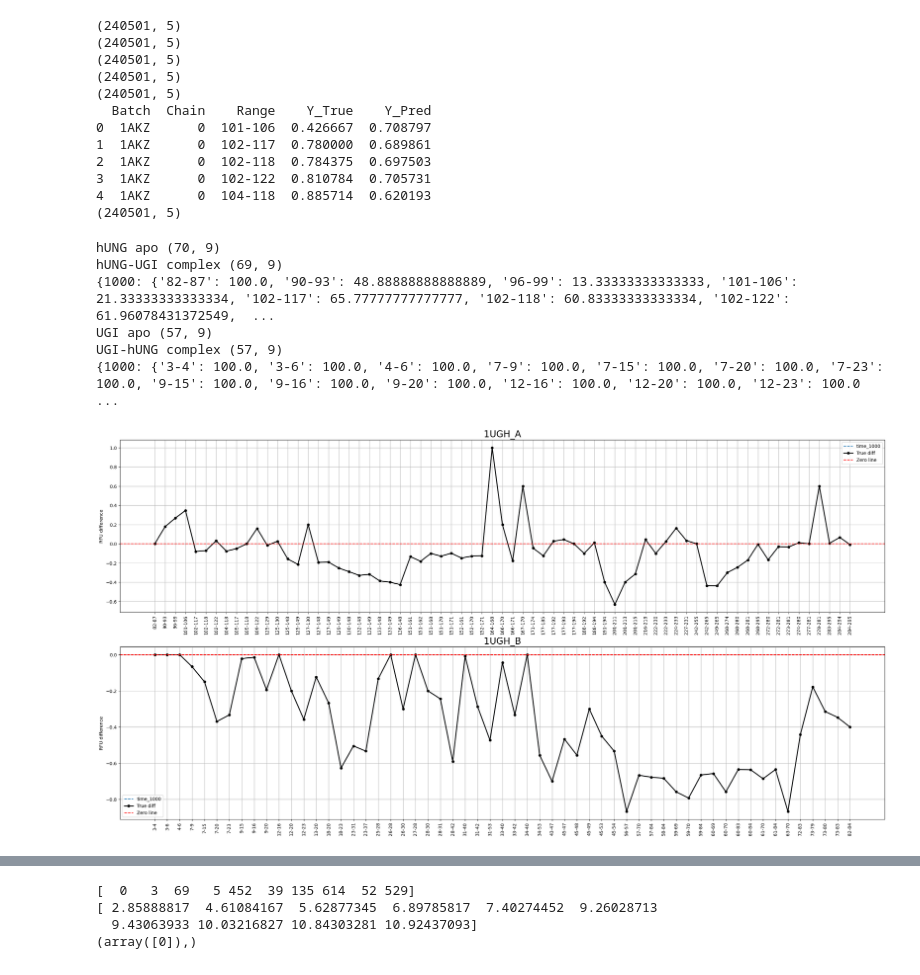
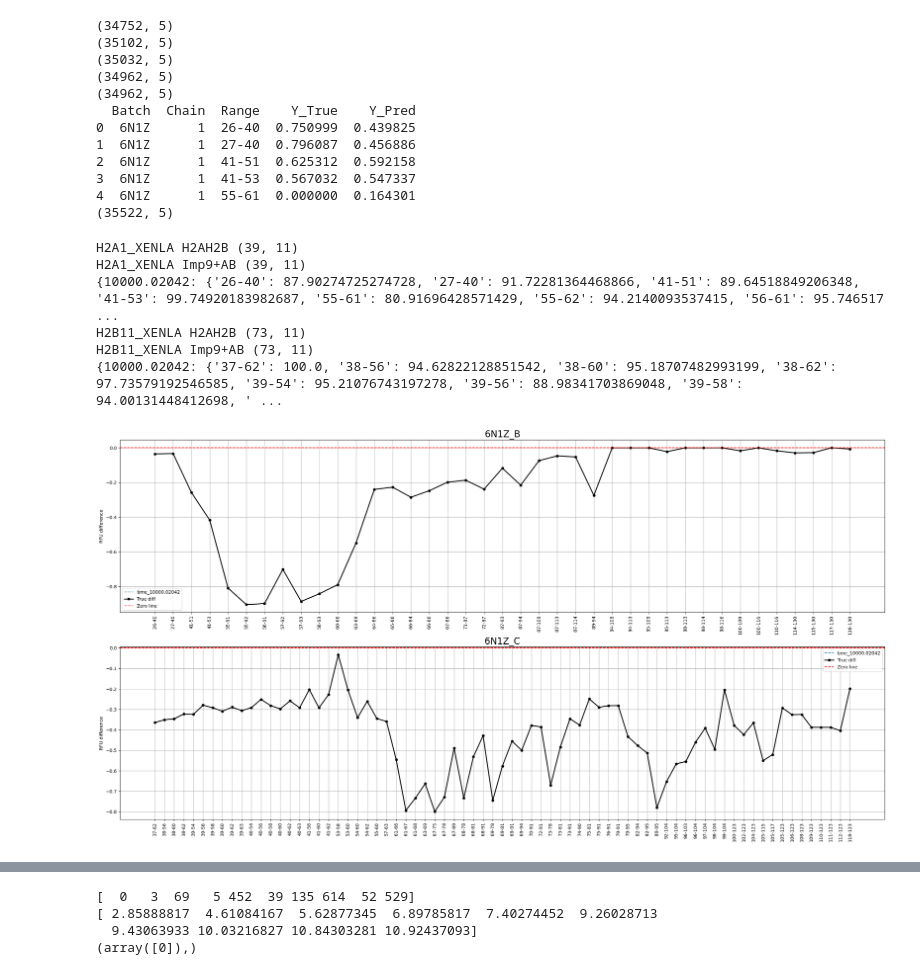
Before and after one commit to SuperChrisW/HDXRank, a Jupyter notebook: script/test.ipynb, the cells around one changed output, grey strips where cells are left out. Cells and saved outputs as stored; diff of their text form; code cells hidden in the pictures.

```diff
--- a/script/test.ipynb
+++ b/script/test.ipynb
@@ -3,35 +3,35 @@ import pandas as pd
 import numpy as np
 import matplotlib.pyplot as plt
 # %%
-protein_name = '1UGH'
-cluster_id = 1
+protein_name = '6THL'
+cluster_id = 2
 
 dfs = []
 for i in range(5):
-    #fpath = f'/home/lwang/models/HDX_LSTM/data/Latest_test/hdock/prediction/HDX_pred_GN_{protein_name}_cluster{cluster_id}_v{i}.csv'
-    fpath = f'/home/lwang/models/HDX_LSTM/data/Latest_test/hdock/prediction/HDX_pred_GN_cluster2_hop1_v{cluster_id}.csv'
+    fpath = f'/home/lwang/models/HDX_LSTM/data/Latest_test/hdock/prediction/HDX_pred_GN_{protein_name}_cluster{cluster_id}_v{i}.csv'
+    #fpath = f'/home/lwang/models/HDX_LSTM/data/Latest_test/hdock/prediction/HDX_pred_GN_cluster2_hop1_v{cluster_id}.csv'
     df = pd.read_csv(fpath)
     print(df.shape)
     dfs.append(df)
 merged_df = pd.concat(dfs, axis=0)
 average_df = merged_df.groupby(['Batch', 'Chain', 'Range', 'Y_True'])['Y_Pred'].mean().reset_index()
-HDX_fpath = '/home/lwang/models/HDX_LSTM/data/Latest_test/hdock/HDX_files/BioChem_UNGUGI_revised.xlsx'
+HDX_fpath = '/home/lwang/models/HDX_LSTM/data/Latest_test/hdock/HDX_files/PXD037571_revised.xlsx'
 
 print(average_df.head())
 print(average_df.shape)
 # %% [output]
-(240501, 5)
-(240501, 5)
-(240501, 5)
-(240501, 5)
-(240501, 5)
-  Batch  Chain    Range    Y_True    Y_Pred
-0  1AKZ      0  101-106  0.426667  0.708797
-1  1AKZ      0  102-117  0.780000  0.689861
-2  1AKZ      0  102-118  0.784375  0.697503
-3  1AKZ      0  102-122  0.810784  0.705731
-4  1AKZ      0  104-118  0.885714  0.620193
-(240501, 5)
+(34752, 5)
+(35102, 5)
+(35032, 5)
+(34962, 5)
+(34962, 5)
+  Batch  Chain  Range    Y_True    Y_Pred
+0  6N1Z      1  26-40  0.750999  0.439825
+1  6N1Z      1  27-40  0.796087  0.456886
+2  6N1Z      1  41-51  0.625312  0.592158
+3  6N1Z      1  41-53  0.567032  0.547337
+4  6N1Z      1  55-61  0.000000  0.164301
+(35522, 5)
 # %%
 # get average uptake from source HDX file
 # return true_diff dictionary =  [Range]: diff
@@ -42,8 +42,8 @@ import matplotlib.pyplot as plt
 def get_true_diff(HDX_fpath, apo_states, complex_states):
     def get_weighted_uptake(HDX_df, protein, state, correction):
         temp_HDX_df = HDX_df[(HDX_df['state']==state) & (HDX_df['protein']==protein)]
-        #temp_HDX_df = temp_HDX_df[(temp_HDX_df['log_t']<2.85) & (temp_HDX_df['log_t']>1.35)]
-        temp_HDX_df = temp_HDX_df[(temp_HDX_df['log_t']==3)]
+        #temp_HDX_df = temp_HDX_df[(temp_HDX_df['log_t']<4) & (temp_HDX_df['log_t']>3)]
+        temp_HDX_df = temp_HDX_df[(temp_HDX_df['log_t']>4)]
 
         print(protein, state, temp_HDX_df.shape)
         temp_HDX_df = temp_HDX_df.sort_values(by=['start', 'end'], ascending=[True, True])
@@ -90,14 +90,14 @@ def get_true_diff(HDX_fpath, apo_states, complex_states):
     return true_diff, diff_mtx
 
 # Delta true diff
-apo_states = [('hUNG', 'apo', -9)]
-complex_states = [('hUNG-UGI', 'complex', -9)]
+apo_states = [('H2A1_XENLA', 'H2AH2B', 0)]
+complex_states = [('H2A1_XENLA', 'Imp9+AB', 0)]
 true_diff, diff_RFU_mtx = get_true_diff(HDX_fpath, apo_states, complex_states)
 
 plt.figure(figsize=(30, 15))
 plt.tight_layout()
 plt.subplot(2, 1, 1) # 2 row, 1 columns, 1st subplot
-plt.title(f'1UGH_A', fontsize=20)
+plt.title(f'6N1Z_B', fontsize=20)
 
 x_labels = list(true_diff.keys())
 x_positions = np.arange(len(x_labels))  # numerical positions for x-axis
@@ -111,43 +111,43 @@ for time in sorted_times:
     time_values = [diff_RFU_mtx[label].get(time, 0) / 100 for label in x_labels]
     plt.plot(x_positions, time_values, label=f'time_{time}', linestyle='--', alpha=1)
 plt.plot(x_positions, list(true_diff.values()), label='True diff', color='k', marker='o', linestyle='-', linewidth=2, markersize=5)
 plt.ylabel('RFU difference')
 plt.axhline(y=0, color='r', linestyle='--', label='Zero line')
 plt.grid(True)
 plt.legend()
 
-apo_states = [('UGI', 'apo', 0)]
-complex_states = [('UGI-hUNG', 'complex', 0)]
+apo_states = [('H2B11_XENLA', 'H2AH2B', 0)]
+complex_states = [('H2B11_XENLA', 'Imp9+AB', 0)]
 true_diff, diff_RFU_mtx = get_true_diff(HDX_fpath, apo_states, complex_states)
 plt.subplot(2, 1, 2) # 2 row, 1 columns, 1st subplot
-plt.title(f'1UGH_B', fontsize=20)
+plt.title(f'6N1Z_C', fontsize=20)
 
 x_labels = list(true_diff.keys())
 x_positions = np.arange(len(x_labels))  # numerical positions for x-axis
 plt.xticks(x_positions, x_labels, rotation=90)  # apply labels with rotation for clarity
 all_times = set()
 for diffs in diff_RFU_mtx.values():
     all_times.update(diffs.keys())
 sorted_times = sorted(all_times, key=lambda x: float(x))
 # Plotting each exposure time from diff_RFU_mtx
 for time in sorted_times:
     time_values = [diff_RFU_mtx[label].get(time, 0) / 100 for label in x_labels]
     plt.plot(x_positions, time_values, label=f'time_{time}', linestyle='--', alpha=1)
 plt.plot(x_positions, list(true_diff.values()), label='True diff', color='k', marker='o', linestyle='-', linewidth=2, markersize=5)
 plt.ylabel('RFU difference')
 plt.axhline(y=0, color='r', linestyle='--', label='Zero line')
 plt.grid(True)
 plt.legend()
 plt.show()
 #plt.savefig(f'/home/lwang/models/HDX_LSTM/data/Latest_test/hdock/diff_HDX_{protein_name}_cluster{cluster_id}.png', dpi=300)
 # %% [output]
-hUNG apo (70, 9)
-hUNG-UGI complex (69, 9)
-{1000: {'82-87': 100.0, '90-93': 48.88888888888889, '96-99': 13.33333333333333, '101-106': 21.33333333333334, '102-117': 65.77777777777777, '102-118': 60.83333333333334, '102-122': 61.96078431372549,  ...
-UGI apo (57, 9)
-UGI-hUNG complex (57, 9)
-{1000: {'3-4': 100.0, '3-6': 100.0, '4-6': 100.0, '7-9': 100.0, '7-15': 100.0, '7-20': 100.0, '7-23': 100.0, '9-15': 100.0, '9-16': 100.0, '9-20': 100.0, '12-16': 100.0, '12-20': 100.0, '12-23': 100.0 ...
+H2A1_XENLA H2AH2B (39, 11)
+H2A1_XENLA Imp9+AB (39, 11)
+{10000.02042: {'26-40': 87.90274725274728, '27-40': 91.72281364468866, '41-51': 89.64518849206348, '41-53': 99.74920183982687, '55-61': 80.91696428571429, '55-62': 94.2140093537415, '56-61': 95.746517 ...
+H2B11_XENLA H2AH2B (73, 11)
+H2B11_XENLA Imp9+AB (73, 11)
+{10000.02042: {'37-62': 100.0, '38-56': 94.62822128851542, '38-60': 95.18707482993199, '38-62': 97.73579192546585, '39-54': 95.21076743197278, '39-56': 88.98341703869048, '39-58': 94.00131448412698, ' ...
-[figure, old version]
+[figure, new version]
 # %%
 # show HDX difference
 import seaborn as sns
```
Also changed, not shown: parts of 3 cells of this notebook, 4 other files.
